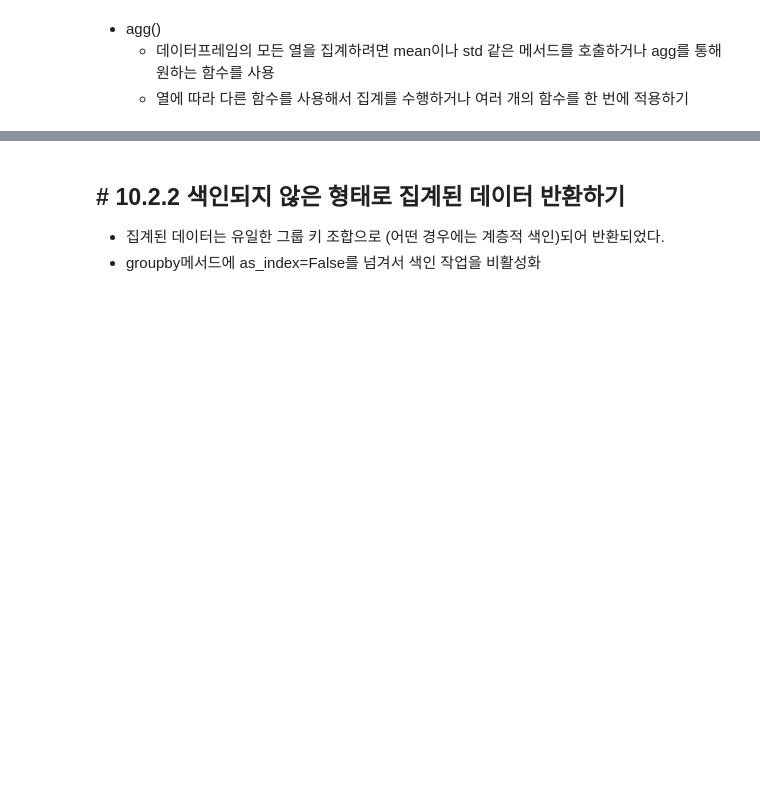
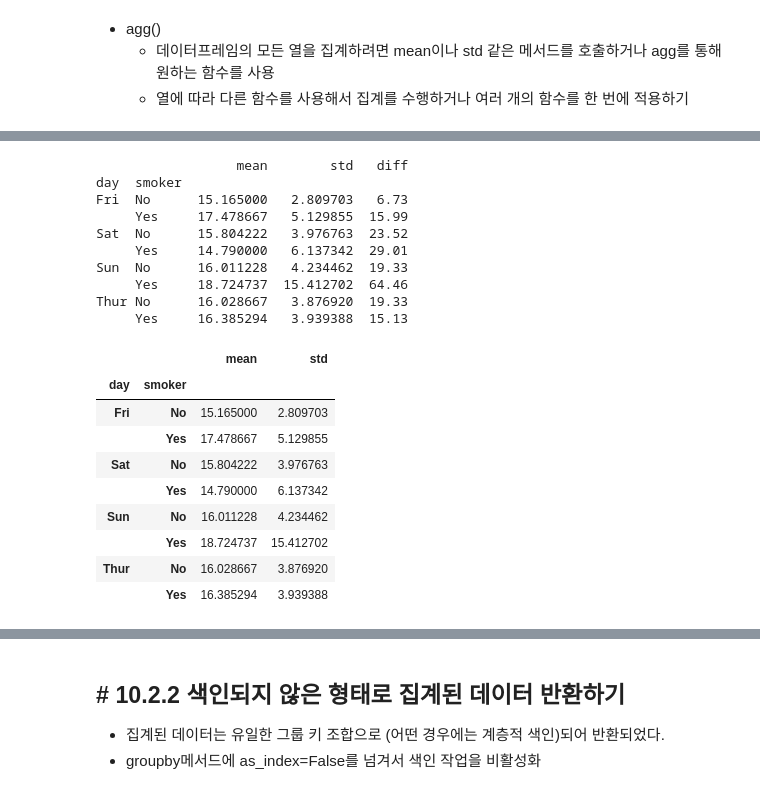
Before and after one commit to beginnerones/python_basic_3, a Jupyter notebook: data_analysis_05_02_class.ipynb, the cells around one changed output, grey strips where cells are left out. Saved outputs shown, nothing was run; the diff lists cells and outputs as text; code cells hidden in the pictures; blank space fills up the shorter version.

```diff
--- a/data_analysis_05_02_class.ipynb
+++ b/data_analysis_05_02_class.ipynb
@@ -654,7 +820,33 @@ grouped_sorted = grouped.sort_values(by="tip_pct")
 # %%
 # ex3 > day와 smoker로 그룹화된 데이터를 tip_pct 평균과 표준편차 집계 연산
-grouped_pct = tips.groupby(["day", "smoker"])['tip_pct']
+def diff(arr):
+    return arr.max()-arr.min()
 
+
+result = tips.groupby(["day", "smoker"])['tip_pct'].agg(["mean","std",diff])
+
+print(result)
 grouped_pct.agg(["mean", "std"])  #함수 이름을 열 이름으로 하는 데이터프레임을 얻는다.
+# %% [output]
+                  mean        std   diff
+day  smoker
+Fri  No      15.165000   2.809703   6.73
+     Yes     17.478667   5.129855  15.99
+Sat  No      15.804222   3.976763  23.52
+     Yes     14.790000   6.137342  29.01
+Sun  No      16.011228   4.234462  19.33
+     Yes     18.724737  15.412702  64.46
+Thur No      16.028667   3.876920  19.33
+     Yes     16.385294   3.939388  15.13
+|  |  | mean | std |
+| day | smoker |  |  |
+| Fri | No | 15.165000 | 2.809703 |
+|  | Yes | 17.478667 | 5.129855 |
+| Sat | No | 15.804222 | 3.976763 |
+|  | Yes | 14.790000 | 6.137342 |
+| Sun | No | 16.011228 | 4.234462 |
+|  | Yes | 18.724737 | 15.412702 |
+| Thur | No | 16.028667 | 3.876920 |
+|  | Yes | 16.385294 | 3.939388 |
 # %%
 # ex4 >데이터프레임은 열마다 다른 함수를 적용하거나 여러 개의 함수를 모든 열에 적용하기
```
Also changed, not shown: parts of 20 cells of this notebook, 2 other files.
